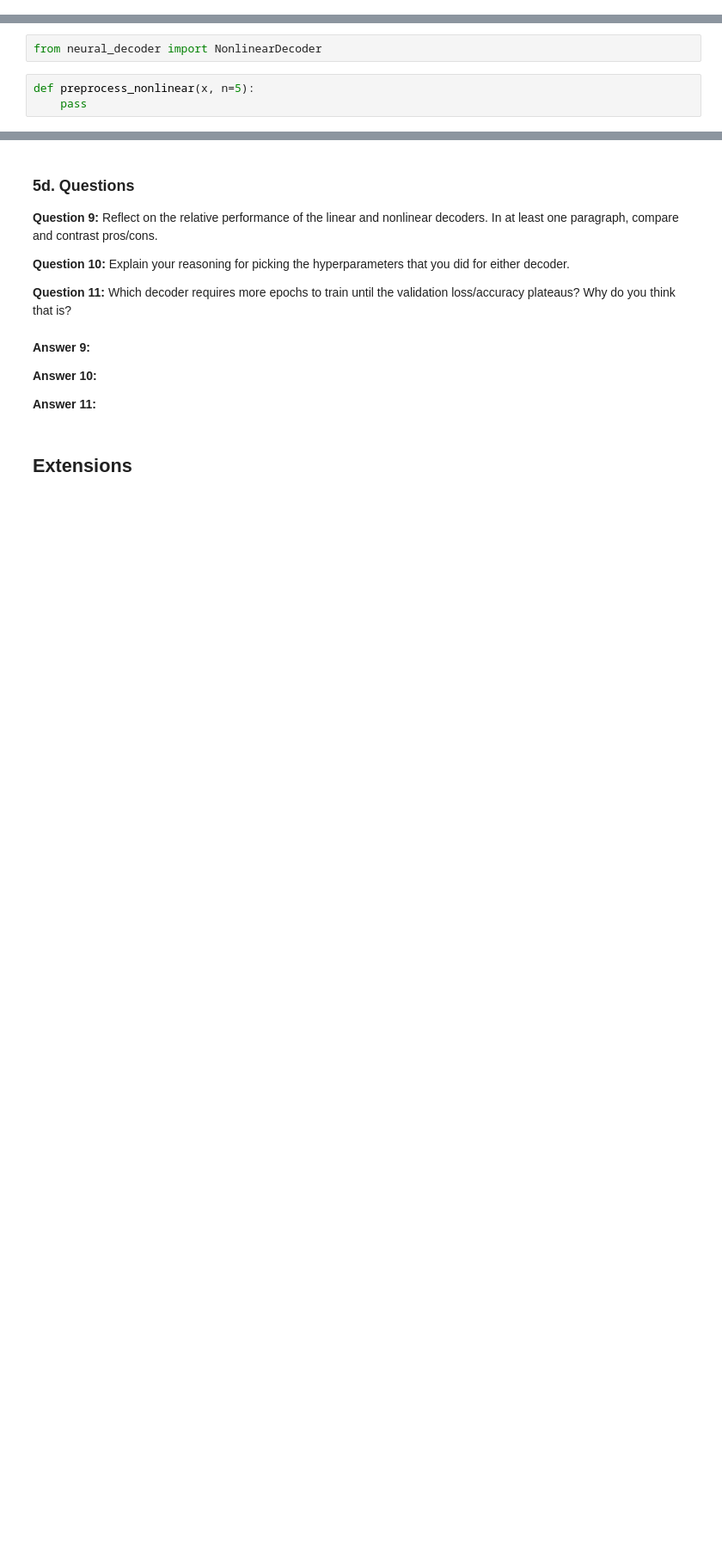
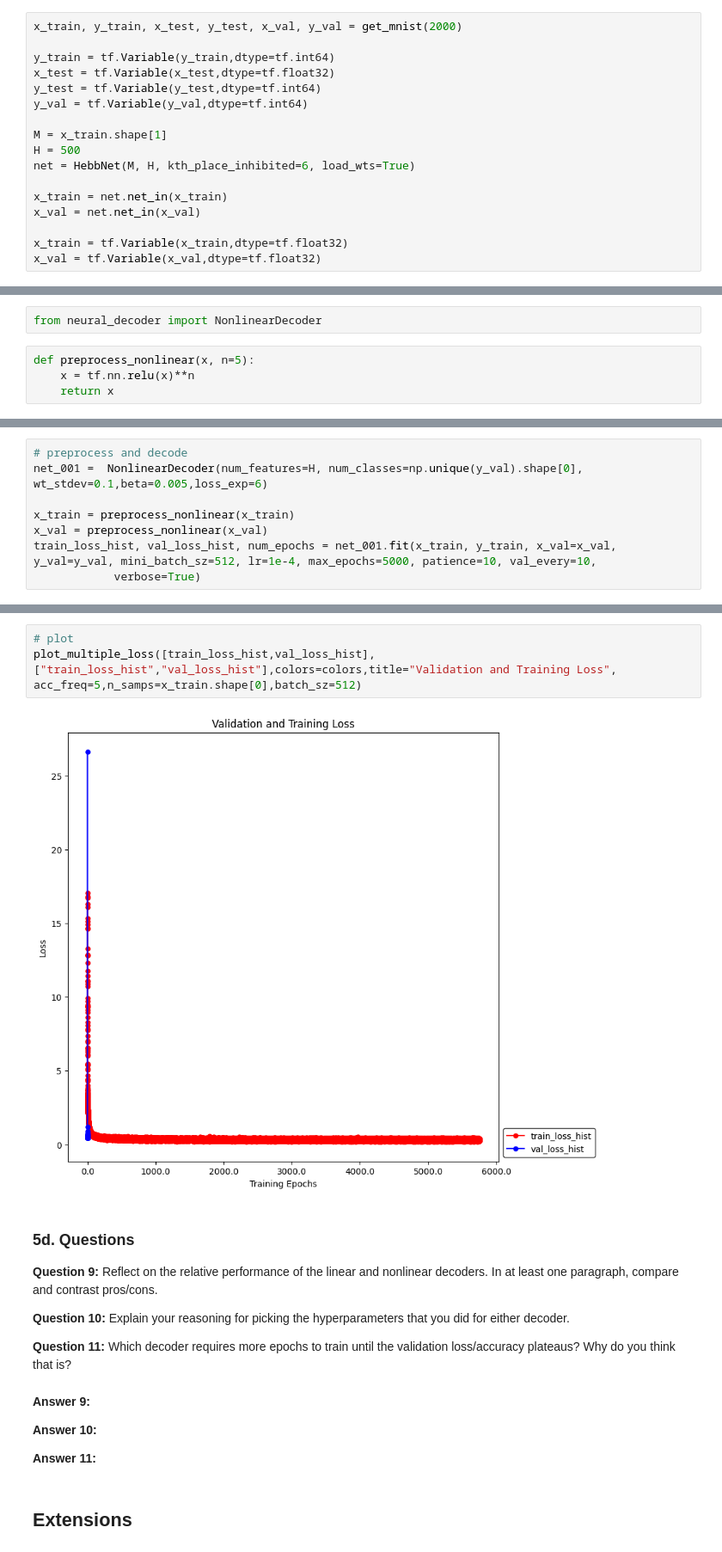
Before and after one commit to mqwen24/CS443_Projects, a Jupyter notebook: p1hebb/decode_mnist.ipynb, the cells around one changed output, grey strips where cells are left out. Shown: that part at 86% size. Drawn from its saved outputs; the diff is of its cells as text; blank space fills up the shorter version.

```diff
--- a/p1hebb/decode_mnist.ipynb
+++ b/p1hebb/decode_mnist.ipynb
@@ -42,6 +44,23 @@ In the cell below:
 **Tips:**
 - Your Hebbian network constructor has a keyword argument that you can use to load wts from a previously trained network. You should not need to retrain your Hebbian network!
 - When creating your Hebbian network object, remember to build it with the same hyperparameters as you did last week (e.g. number of neurons).
+# %%
+x_train, y_train, x_test, y_test, x_val, y_val = get_mnist(2000)
+
+y_train = tf.Variable(y_train,dtype=tf.int64)
+x_test = tf.Variable(x_test,dtype=tf.float32)
+y_test = tf.Variable(y_test,dtype=tf.int64)
+y_val = tf.Variable(y_val,dtype=tf.int64)
+
+M = x_train.shape[1]
+H = 500
+net = HebbNet(M, H, kth_place_inhibited=6, load_wts=True)
+
+x_train = net.net_in(x_train)
+x_val = net.net_in(x_val)
+
+x_train = tf.Variable(x_train,dtype=tf.float32)
+x_val = tf.Variable(x_val,dtype=tf.float32)
 # %% [markdown]
 ### 5b. Linear decoder
 
@@ -87,4 +165,5 @@ where $h_{ij}$ are the Hebbian network `net_in` values. In other words, apply Re
 from neural_decoder import NonlinearDecoder
 # %%
 def preprocess_nonlinear(x, n=5):
-    pass
+    x = tf.nn.relu(x)**n
+    return x
@@ -94,0 +170,8 @@ def preprocess_nonlinear(x, n=5):
+# %%
+# preprocess and decode
+net_001 =  NonlinearDecoder(num_features=H, num_classes=np.unique(y_val).shape[0], wt_stdev=0.1,beta=0.005,loss_exp=6)
+
+x_train = preprocess_nonlinear(x_train)
+x_val = preprocess_nonlinear(x_val)
+train_loss_hist, val_loss_hist, num_epochs = net_001.fit(x_train, y_train, x_val=x_val, y_val=y_val, mini_batch_sz=512, lr=1e-4, max_epochs=5000, patience=10, val_every=10,
+            verbose=True)
@@ -95,3 +197,8 @@ def preprocess_nonlinear(x, n=5):
+# %%
+# plot
+plot_multiple_loss([train_loss_hist,val_loss_hist],["train_loss_hist","val_loss_hist"],colors=colors,title="Validation and Training Loss", acc_freq=5,n_samps=x_train.shape[0],batch_sz=512)
+# %% [output]
+[figure, added]
 # %% [markdown]
 ### 5d. Questions
 
```
Also changed, not shown: parts of 9 cells of this notebook, 2 other files.
